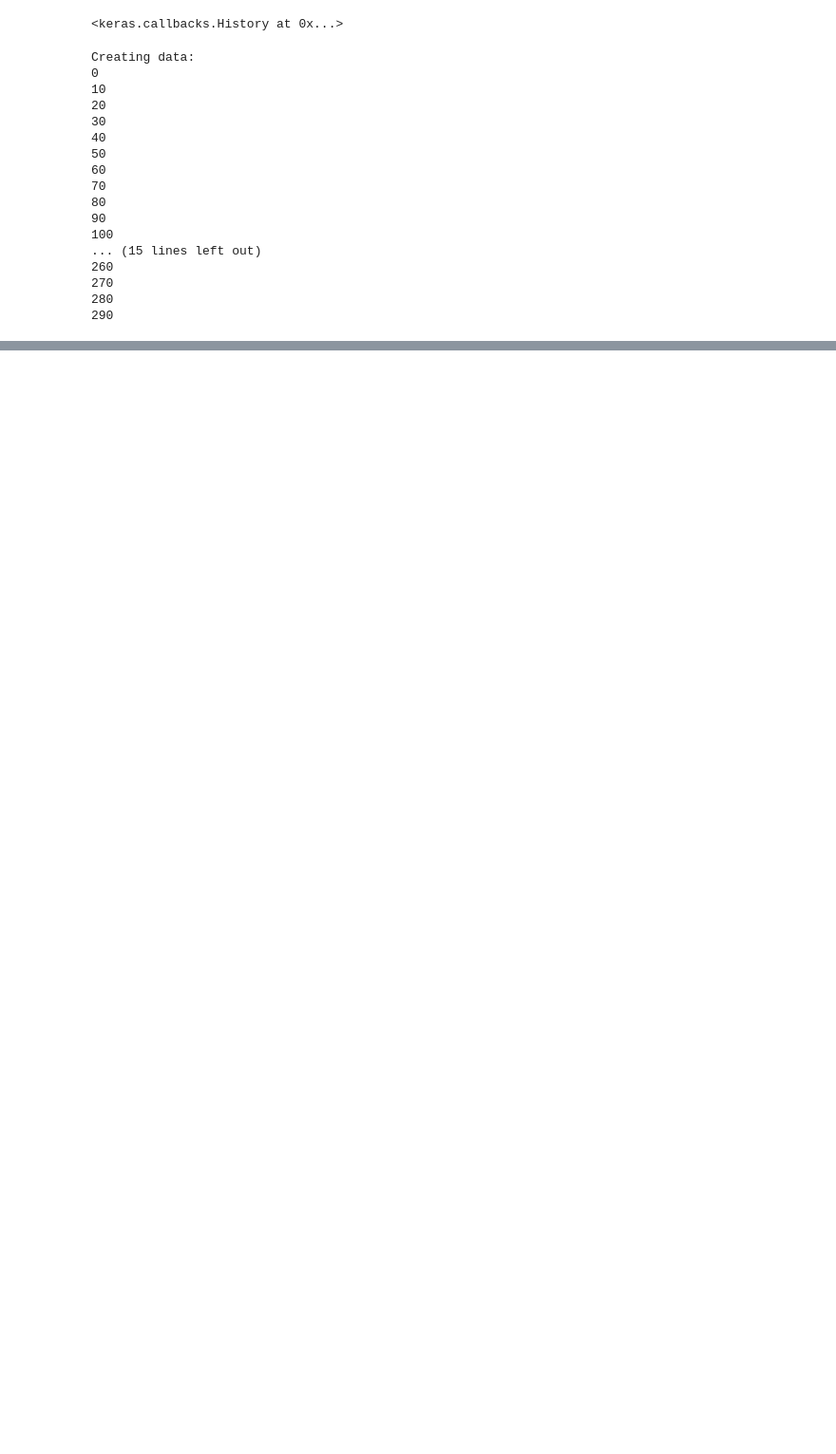
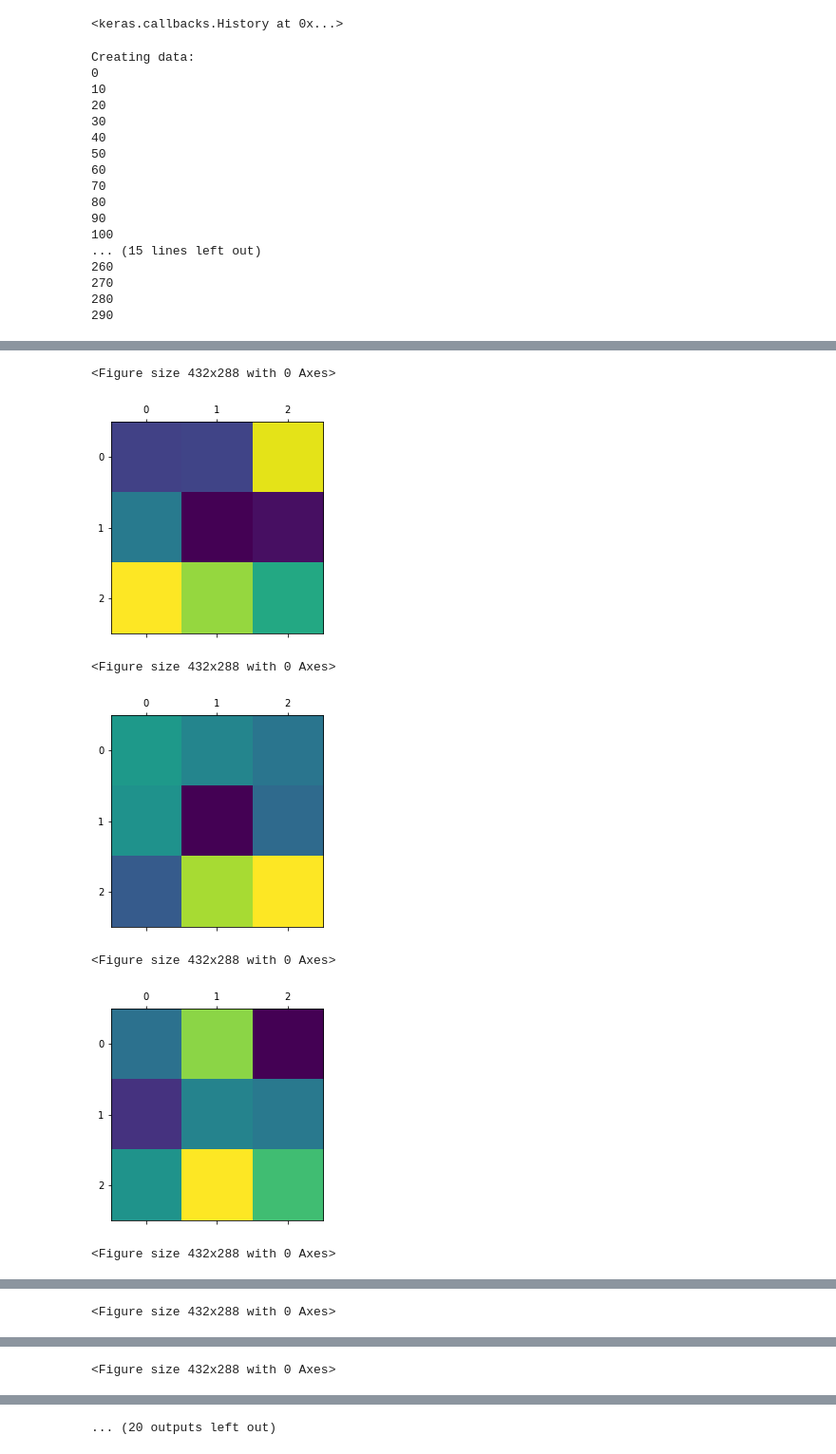
Before and after one commit to hugcis/deep-learning-course, a Jupyter notebook: MP1/mp1.ipynb, the cells around one changed output, grey strips where cells are left out. Shown: that part at 95% size. Saved outputs shown, nothing was run; the diff lists cells and outputs as text; code cells hidden in the pictures; blank space fills up the shorter version.

```diff
--- a/MP1/mp1.ipynb
+++ b/MP1/mp1.ipynb
@@ -243,0 +317,14 @@ model_reg.fit(X_train.reshape(-1, 72, 72, 1), keras.utils.to_categorical(Y_train
+# %%
+for n, i in enumerate(model_reg.get_weights()[2].reshape(-1, 3, 3)):
+    if n > 15:
+        break
+    plt.figure()
+    plt.matshow(i)
+# %% [output]
+<Figure size 432x288 with 0 Axes>
+[figure, added]
+<Figure size 432x288 with 0 Axes>
+[figure, added]
+<Figure size 432x288 with 0 Axes>
+[figure, added]
+<Figure size 432x288 with 0 Axes>
@@ -243,0 +332 @@ model_reg.fit(X_train.reshape(-1, 72, 72, 1), keras.utils.to_categorical(Y_train
+<Figure size 432x288 with 0 Axes>
@@ -243,0 +334 @@ model_reg.fit(X_train.reshape(-1, 72, 72, 1), keras.utils.to_categorical(Y_train
+<Figure size 432x288 with 0 Axes>
@@ -243,0 +336 @@ model_reg.fit(X_train.reshape(-1, 72, 72, 1), keras.utils.to_categorical(Y_train
+... (20 outputs left out)
```
Also changed, not shown: parts of 15 cells of this notebook, 1 other file.
